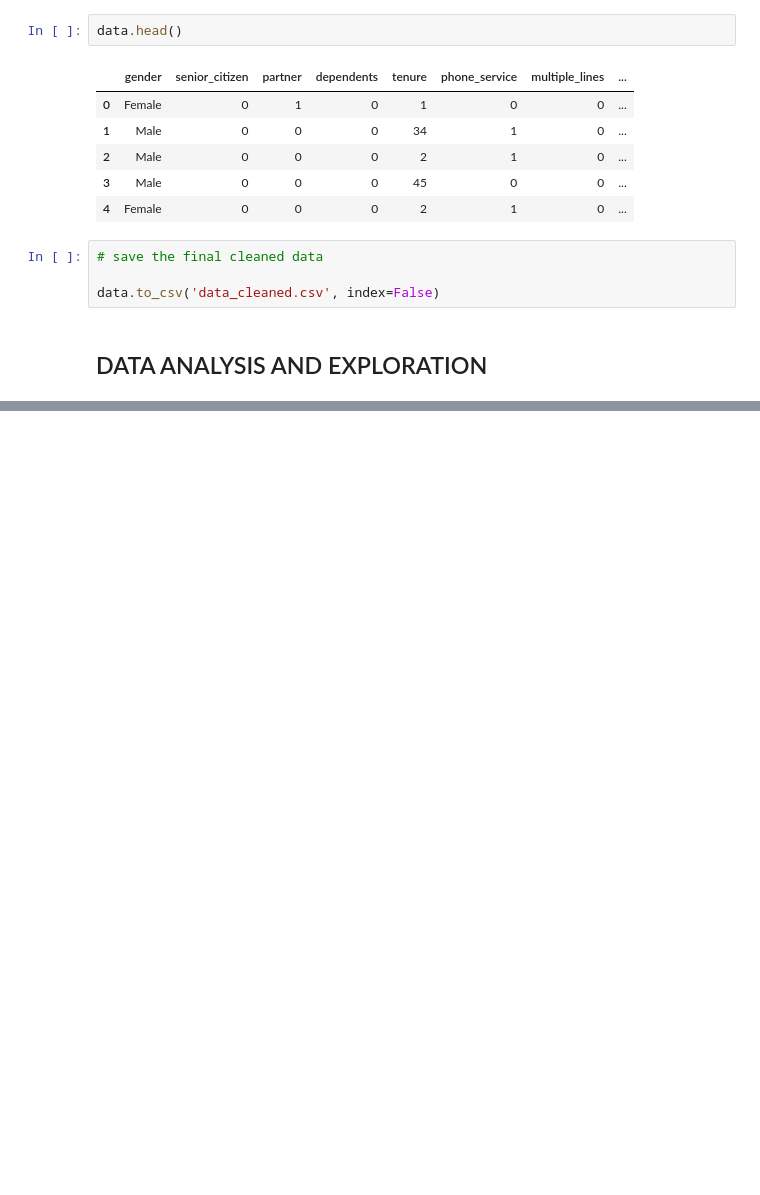
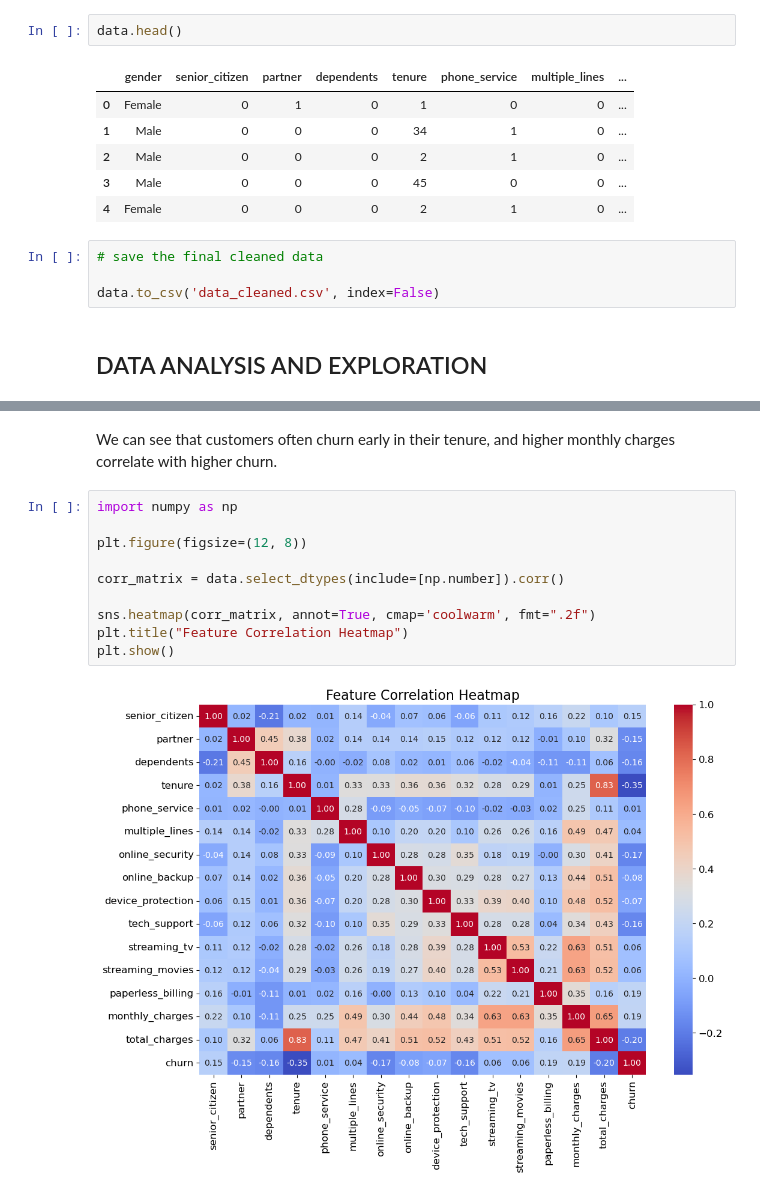
Before and after one commit to Raeesa12/FUTURE_DS_02, a Jupyter notebook: churn_analysis.ipynb, the cells around one changed output, grey strips where cells are left out. Cells and saved outputs as stored; diff of their text form; blank space fills up the shorter version.

```diff
--- a/churn_analysis.ipynb
+++ b/churn_analysis.ipynb
@@ -300,0 +355,14 @@ data.to_csv('data_cleaned.csv', index=False)
+# %% [markdown]
+We can see that customers often churn early in their tenure, and higher monthly charges correlate with higher churn.
+# %%
+import numpy as np
+
+plt.figure(figsize=(12, 8))
+
+corr_matrix = data.select_dtypes(include=[np.number]).corr()
+
+sns.heatmap(corr_matrix, annot=True, cmap='coolwarm', fmt=".2f")
+plt.title("Feature Correlation Heatmap")
+plt.show()
+# %% [output]
+[figure, added]
```
Also changed, not shown: parts of 30 cells of this notebook.
